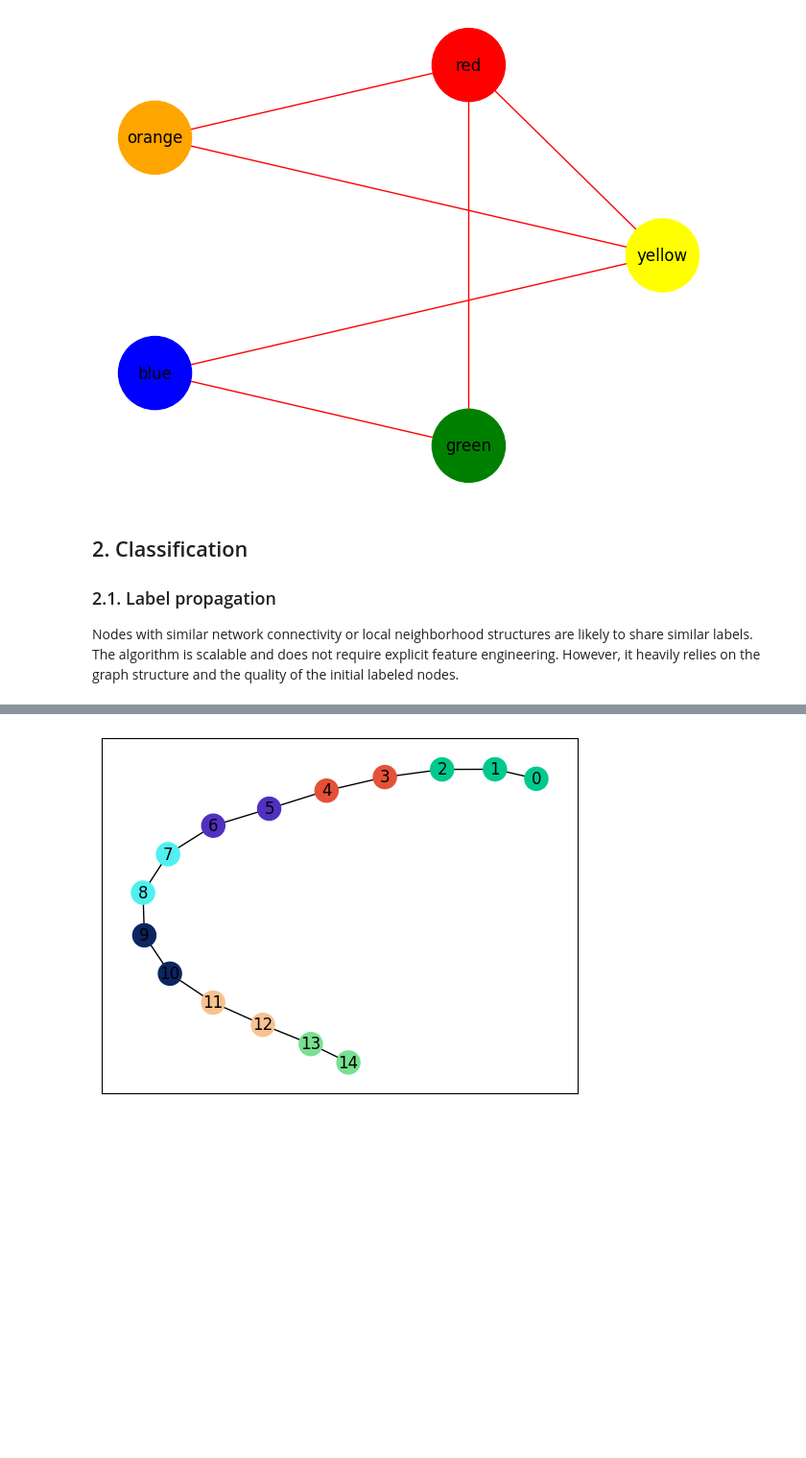
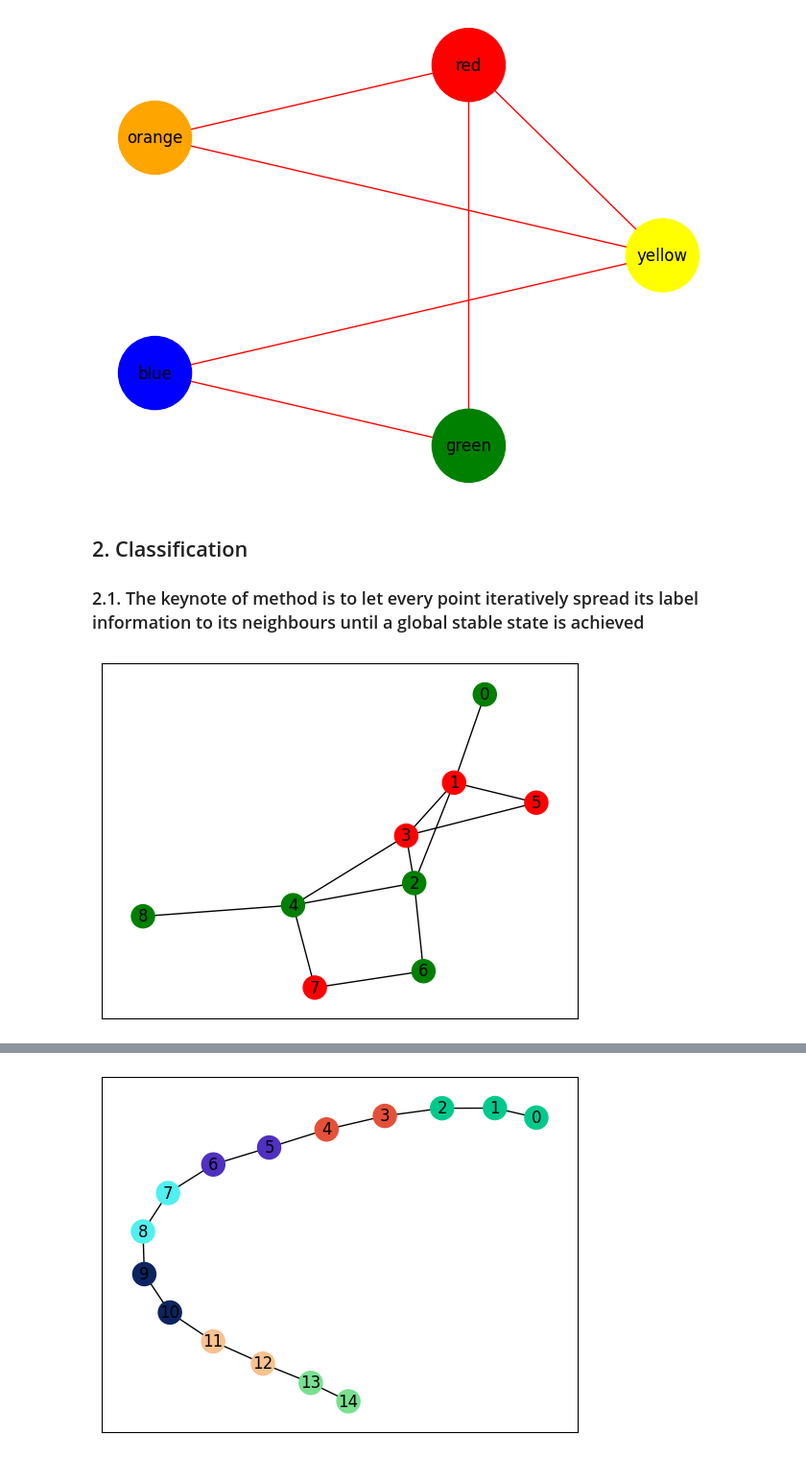
Before and after one commit to NSLab-CUK/Graph-Mining-Spring-2023, a Jupyter notebook: W13/Practice_13.ipynb, the cells around one changed output, grey strips where cells are left out. Shown at 96% size. Saved outputs shown, nothing was run; the diff lists cells and outputs as text; code cells hidden in the pictures; blank space fills up the shorter version.

```diff
--- a/W13/Practice_13.ipynb
+++ b/W13/Practice_13.ipynb
@@ -408,7 +410,4 @@ draw_graph_with_node_colors(G2)
 [figure]
 # %% [markdown]
 ## 2. Classification
-### 2.1. Label propagation
-Nodes with similar network connectivity or local neighborhood structures are likely to share similar labels.
-The algorithm is scalable and does not require explicit feature engineering.
-However, it heavily relies on the graph structure and the quality of the initial labeled nodes.
+### 2.1. The keynote of method is to let every point iteratively spread its label information to its neighbours until a global stable state is achieved
@@ -414,0 +473,48 @@ However, it heavily relies on the graph structure and the quality of the initial
+# %%
+#Draw graphs with different labeled nodes
+def draw_graph(G):
+    clubs = []  # list to populate with labels
+    for n in G.nodes:
+        c = G.nodes[n]['label']
+        col = 0
+        if c=='1':
+            clubs.append('green')
+        elif c =='2':
+            clubs.append('red')
+        else:
+            clubs.append('gray')
+    pos = nx.spring_layout(G, seed=42) # To be able to recreate the graph layout
+    nx.draw_networkx(G, pos=pos, node_color = clubs) # Plot the graph
+# %%
+# Filling labels for graph G
+import networkx as nx
+def fill_labels(G):
+    for i in range(len(G.nodes)):
+        if i%2 ==0:
+            G.nodes[i]['label'] = '1'
+        else:
+            G.nodes[i]['label'] = '2'
+from networkx.algorithms import node_classification
+G = nx.Graph([
+    (0, 1),
+    (1 ,2),
+    (1 ,3),
+    (1 ,5),
+    (2 ,3),
+    (2 ,4),
+    (2 ,6),
+    (3 ,4),
+    (3 ,5),
+    (4 ,7),
+    (4 ,8),
+    (6 ,7)])
+mapping = {}
+for i in G.nodes:
+    mapping[f"{i}"] = int(i)
+G = nx.relabel_nodes(G, mapping)
+
+fill_labels(G)
+
+draw_graph(G)
+# %% [output]
+[figure, added]
```
Also changed, not shown: parts of 17 cells of this notebook.
